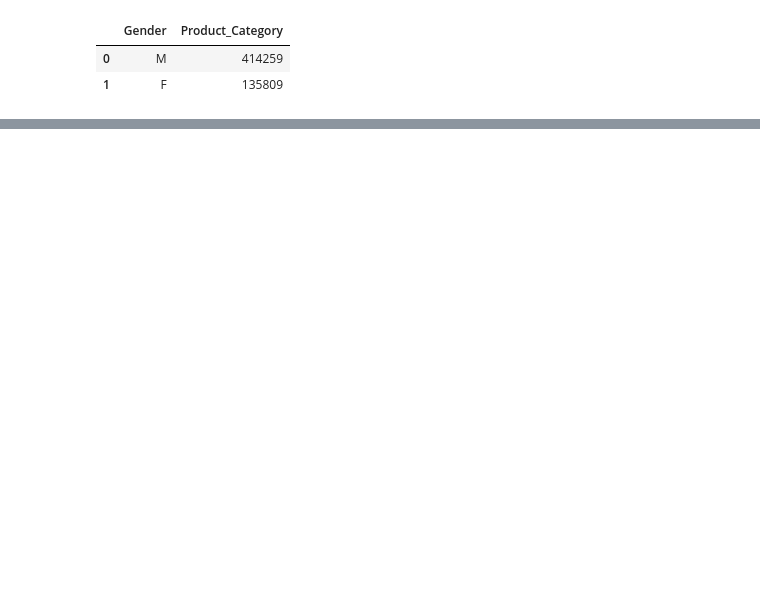
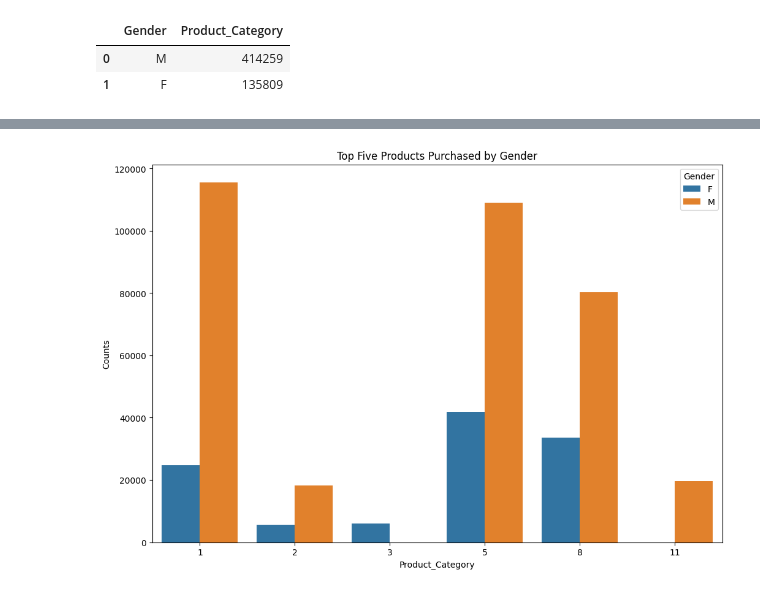
Before and after one commit to timothyafolami/walmart-ecommerce, a Jupyter notebook: Analysis.ipynb, the cells around one changed output, grey strips where cells are left out. Drawn from its saved outputs; the diff is of its cells as text; code cells hidden in the pictures; blank space fills up the shorter version.

```diff
--- a/Analysis.ipynb
+++ b/Analysis.ipynb
@@ -602,0 +551,5 @@ gender_product_count
+# %%
+# Top Five Products by Gender
+top_products_by_gender = df.groupby(['Gender', 'Product_Category']).size().reset_index(name='Counts')
+top_products_by_gender = top_products_by_gender.sort_values(['Gender', 'Counts'], ascending=[True, False]).groupby('Gender').head(5)
+top_products_by_gender
@@ -602,0 +568,7 @@ gender_product_count
+# %%
+plt.figure(figsize=(12, 8))
+sns.barplot(data=top_products_by_gender, x='Product_Category', y='Counts', hue='Gender')
+plt.title('Top Five Products Purchased by Gender')
+plt.show()
+# %% [output]
+[figure, added]
```
Also changed, not shown: parts of 33 cells of this notebook.
